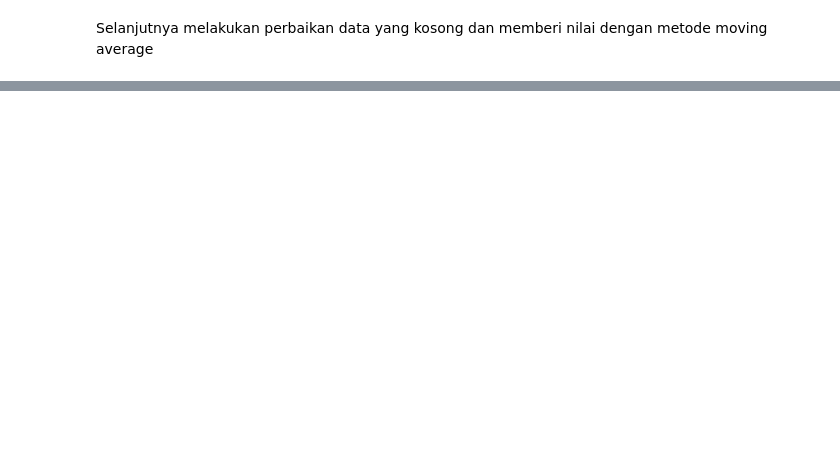
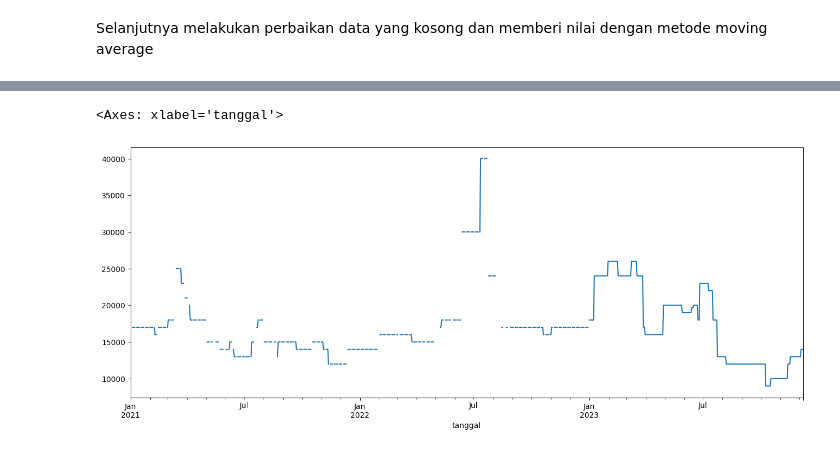
Before and after one commit to ahmdriffai/wsb-vegetablesprice-forecast, a Jupyter notebook: notebook/preprocessing.ipynb, the cells around one changed output, grey strips where cells are left out. Cells and saved outputs as stored; diff of their text form; code cells hidden in the pictures; blank space fills up the shorter version.

```diff
--- a/notebook/preprocessing.ipynb
+++ b/notebook/preprocessing.ipynb
@@ -117,2 +125,8 @@ memory usage: 25.4 KB
+# %%
+# # plot data mentah
+data_merge['harga'].plot(figsize=(16,6))
+# %% [output]
+<Axes: xlabel='tanggal'>
+[figure, added]
 # %%
 
```
Also changed, not shown: parts of 15 cells of this notebook, 11 other files.
